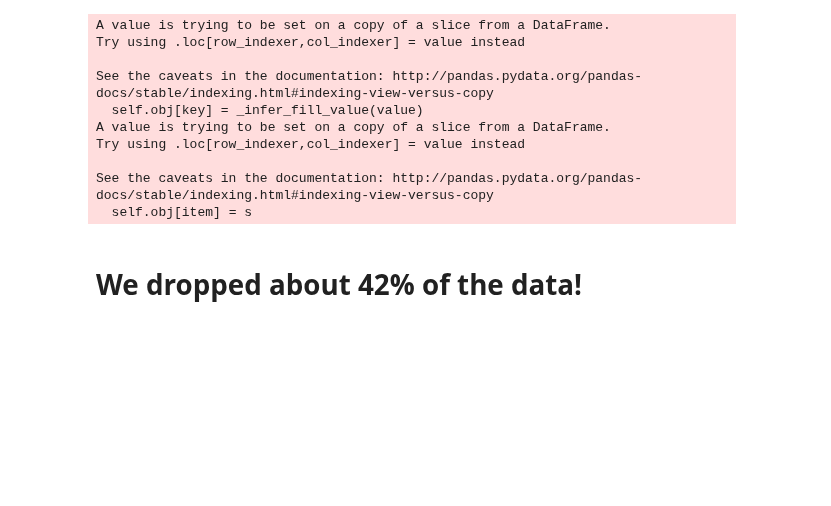
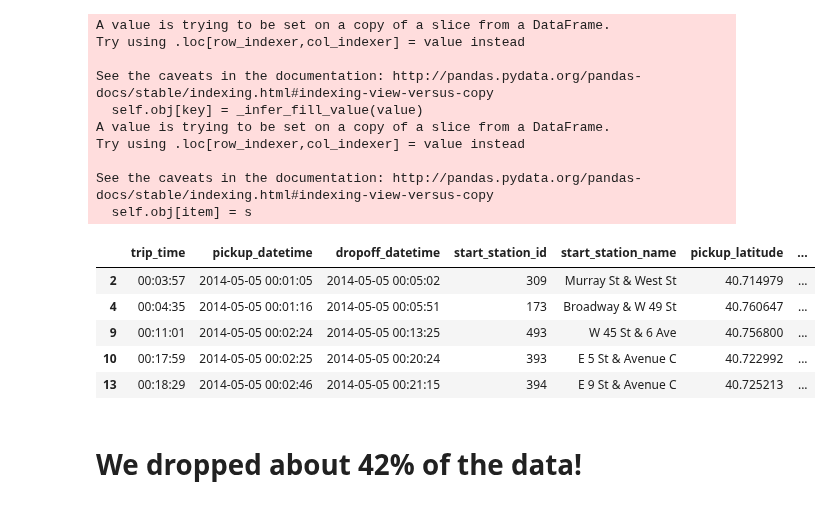
Before and after one commit to nikhase/nyc-taxi, a Jupyter notebook: weeklyBikeAnalysis.ipynb, the cells around one changed output. Cells and saved outputs as stored; diff of their text form; code cells hidden in the pictures; blank space fills up the shorter version.

```diff
--- a/weeklyBikeAnalysis.ipynb
+++ b/weeklyBikeAnalysis.ipynb
@@ -523,6 +552,15 @@ Try using .loc[row_indexer,col_indexer] = value instead
 
 See the caveats in the documentation: http://pandas.pydata.org/pandas-docs/stable/indexing.html#indexing-view-versus-copy
   self.obj[item] = s
+# %%
+anomaly.head()
+# %% [output]
+|  | trip_time | pickup_datetime | dropoff_datetime | start_station_id | start_station_name | pickup_latitude | ... |
+| 2 | 00:03:57 | 2014-05-05 00:01:05 | 2014-05-05 00:05:02 | 309 | Murray St & West St | 40.714979 | ... |
+| 4 | 00:04:35 | 2014-05-05 00:01:16 | 2014-05-05 00:05:51 | 173 | Broadway & W 49 St | 40.760647 | ... |
+| 9 | 00:11:01 | 2014-05-05 00:02:24 | 2014-05-05 00:13:25 | 493 | W 45 St & 6 Ave | 40.756800 | ... |
+| 10 | 00:17:59 | 2014-05-05 00:02:25 | 2014-05-05 00:20:24 | 393 | E 5 St & Avenue C | 40.722992 | ... |
+| 13 | 00:18:29 | 2014-05-05 00:02:46 | 2014-05-05 00:21:15 | 394 | E 9 St & Avenue C | 40.725213 | ... |
 # %% [markdown]
 # We dropped about 42% of the data!
 # %%
```
Also changed, not shown: parts of 25 cells of this notebook.
